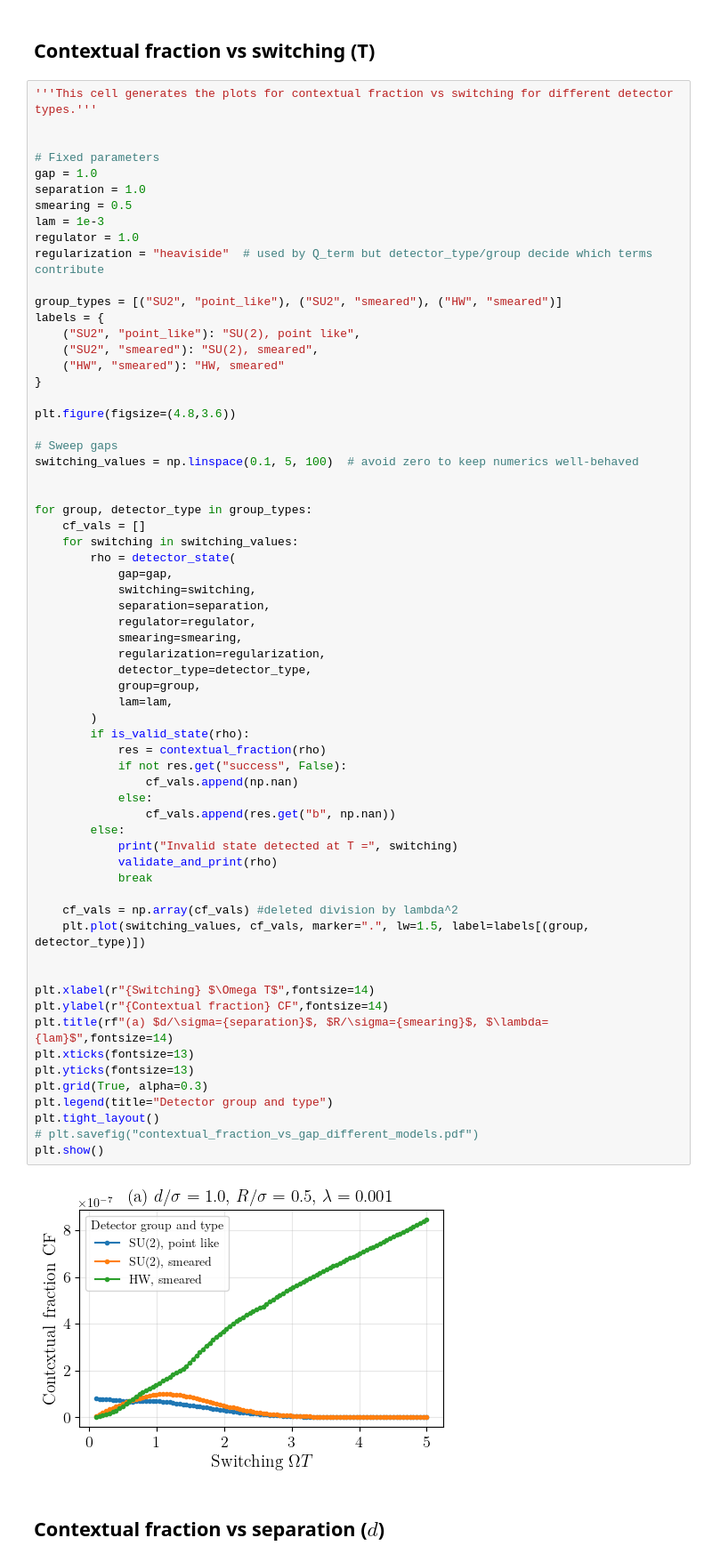
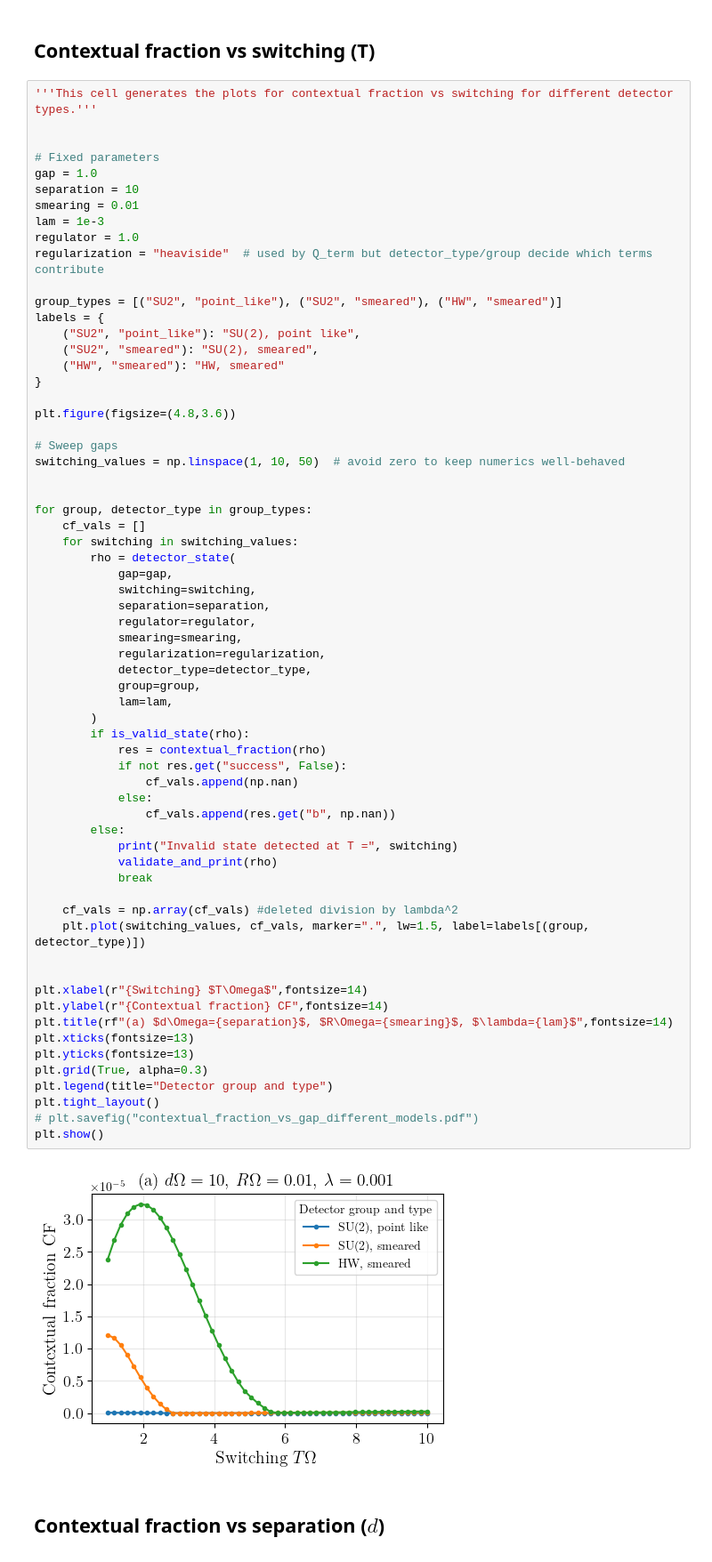
Before and after one commit to Sanchit-Srivastava/contextuality_from_the_vacuum, a Jupyter notebook: notebooks/main_plots.ipynb, the cells around one changed output. Shown: that part at 89% size. Cells and saved outputs as stored; diff of their text form.

```diff
--- a/notebooks/main_plots.ipynb
+++ b/notebooks/main_plots.ipynb
@@ -170,8 +170,8 @@ plt.show()
 
 # Fixed parameters
 gap = 1.0
-separation = 1.0
-smearing = 0.5
+separation = 10
+smearing = 0.01
 lam = 1e-3
 regulator = 1.0
 regularization = "heaviside"  # used by Q_term but detector_type/group decide which terms contribute
@@ -186,7 +186,7 @@ labels = {
 plt.figure(figsize=(4.8,3.6))
 
 # Sweep gaps
-switching_values = np.linspace(0.1, 5, 100)  # avoid zero to keep numerics well-behaved
+switching_values = np.linspace(1, 10, 50)  # avoid zero to keep numerics well-behaved
 
 
 for group, detector_type in group_types:
@@ -200,36 +200,36 @@ for group, detector_type in group_types:
             smearing=smearing,
             regularization=regularization,
             detector_type=detector_type,
             group=group,
             lam=lam,
         )
         if is_valid_state(rho):
             res = contextual_fraction(rho)
             if not res.get("success", False):
                 cf_vals.append(np.nan)
             else:
                 cf_vals.append(res.get("b", np.nan))
         else:
             print("Invalid state detected at T =", switching)
             validate_and_print(rho)
             break
 
     cf_vals = np.array(cf_vals) #deleted division by lambda^2
     plt.plot(switching_values, cf_vals, marker=".", lw=1.5, label=labels[(group, detector_type)])
 
 
-plt.xlabel(r"{Switching} $\Omega T$",fontsize=14)
+plt.xlabel(r"{Switching} $T\Omega$",fontsize=14)
 plt.ylabel(r"{Contextual fraction} CF",fontsize=14)
-plt.title(rf"(a) $d/\sigma={separation}$, $R/\sigma={smearing}$, $\lambda={lam}$",fontsize=14)
+plt.title(rf"(a) $d\Omega={separation}$, $R\Omega={smearing}$, $\lambda={lam}$",fontsize=14)
 plt.xticks(fontsize=13)
 plt.yticks(fontsize=13)
 plt.grid(True, alpha=0.3)
 plt.legend(title="Detector group and type")
 plt.tight_layout()
 # plt.savefig("contextual_fraction_vs_gap_different_models.pdf")
 plt.show()
 # %% [output]
-[figure, old version]
+[figure, new version]
 # %% [markdown]
 ## Contextual fraction vs separation ($d$)
 # %%
```
Also changed, not shown: parts of 3 cells of this notebook.
